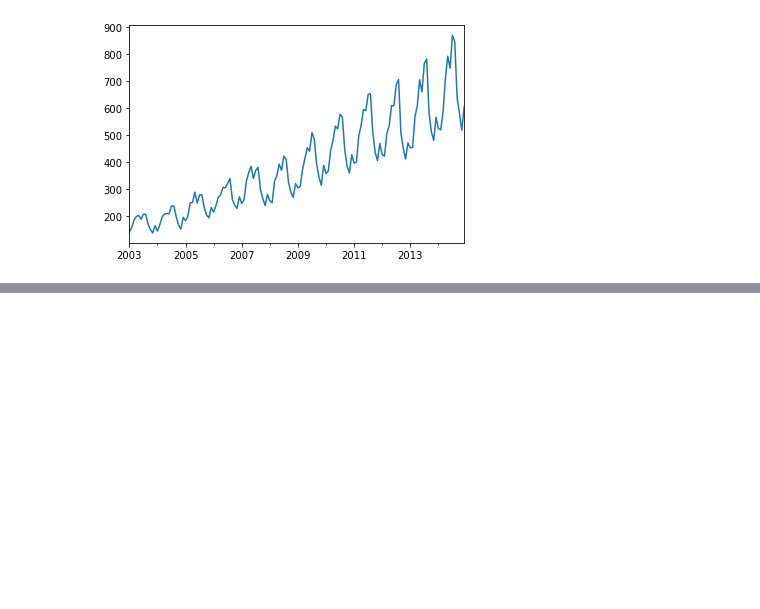
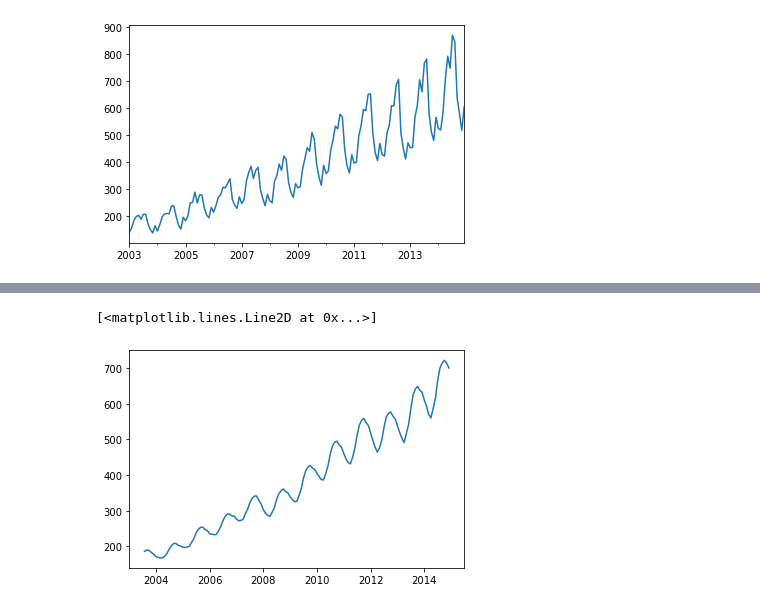
Before and after one commit to FazlullahBokhari/AI.workspace, a Jupyter notebook: Time Series.ipynb, the cells around one changed output, grey strips where cells are left out. Drawn from its saved outputs; the diff is of its cells as text; code cells hidden in the pictures; blank space fills up the shorter version.

```diff
--- a/Time Series.ipynb
+++ b/Time Series.ipynb
@@ -256,0 +329,5 @@ decompose.plot();
+# %%
+plt.plot(ts_sales.rolling(window=8).mean())
+# %% [output]
+[<matplotlib.lines.Line2D at 0x...>]
+[figure, added]
```
Also changed, not shown: parts of 29 cells of this notebook.
